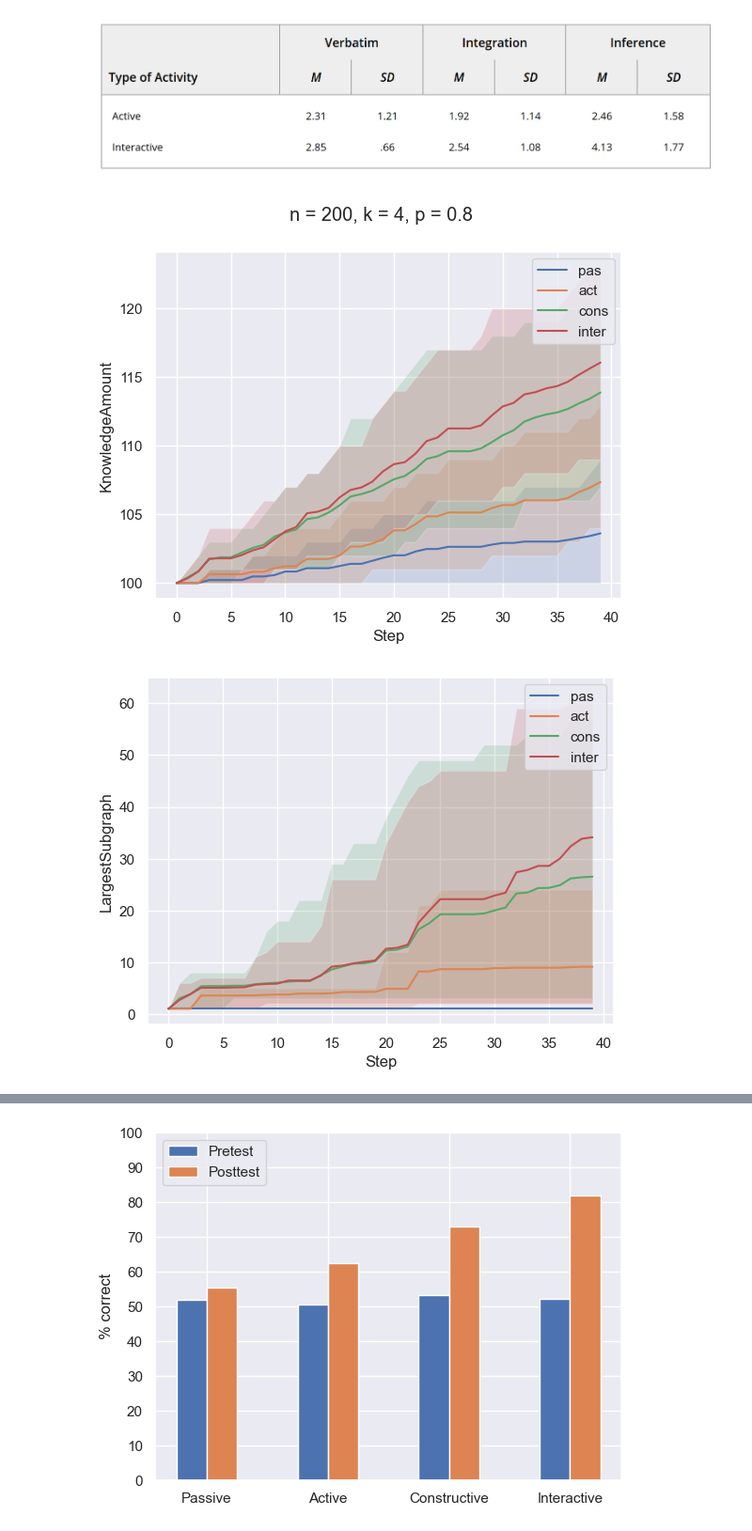
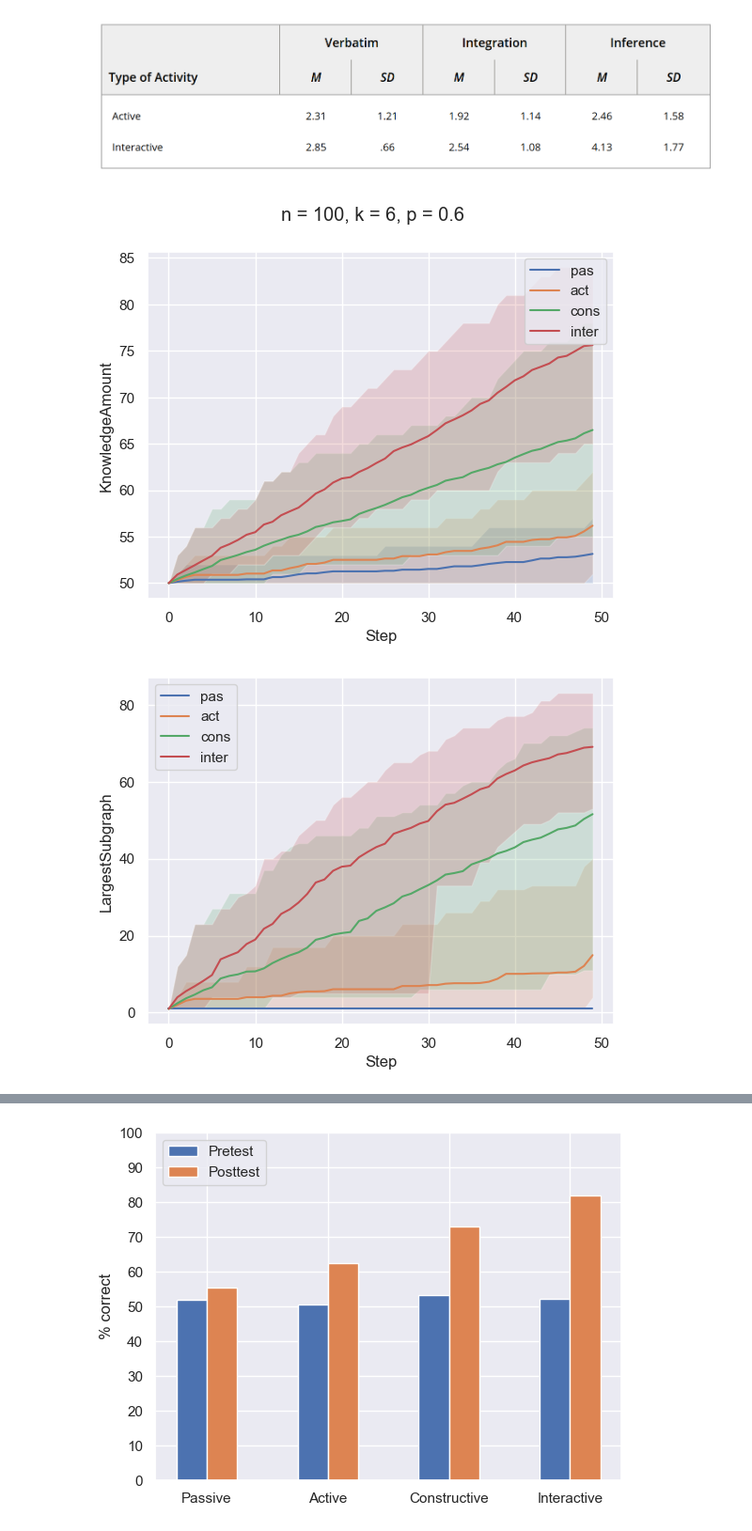
Before and after one commit to sinaris76/ABICAP, a Jupyter notebook: ABICAP.ipynb, the cells around one changed output, grey strips where cells are left out. Shown at 94% size. Saved outputs shown, nothing was run; the diff lists cells and outputs as text; code cells hidden in the pictures.

```diff
--- a/ABICAP.ipynb
+++ b/ABICAP.ipynb
@@ -25,7 +25,7 @@ from scipy.stats import ttest_ind
 class ICAPModel(Model):
   def __init__(self, knowledge_graph, agents_type, time_per_step_dict = None,
                max_time = 100.0, nodes_known_before=None, fc=False, ps=False,
-               different_prior_knowledge=False, complement_knowledge=False):
+               different_prior_knowledge=False, complement_knowledge=False, baseline_easiness=0):
 
     self.agents_type = agents_type
     self.agent_types_changed = {x: False for x in agents_type.keys()}
@@ -51,9 +51,9 @@ class ICAPModel(Model):
         if nodes_known_before:
           if different_prior_knowledge and nodes_known_before:
             known_nodes = random.sample(list(knowledge_graph.nodes), nodes_known_before)
-          a = Learner(agent_count, self, learner_type, config, known_nodes=known_nodes)
+          a = Learner(agent_count, self, learner_type, config, known_nodes=known_nodes, baseline_easiness=baseline_easiness)
         else:
-          a = Learner(agent_count, self, learner_type, config)
+          a = Learner(agent_count, self, learner_type, config, baseline_easiness=baseline_easiness)
         agent_count += 1
         self.schedule.add(a)
 
@@ -1330,7 +1332,7 @@ In this section we try to replicate one of the results from empirical studies on
 # %% [markdown]
 ![Screenshot from 2022-10-17 20-03-00.png](embedded-picture-1)
 # %%
-num_nodes, k, p = 200, 4, 0.8
+num_nodes, k, p = 100, 6, 0.6
 knowledge_graph = nx.watts_strogatz_graph(num_nodes, k, p)
 
 prior_setting_1 = {
@@ -1367,16 +1369,16 @@ time_per_step_dict = {'passive': 1,
                       'interactive': 1}
 # %%
 for (u, v) in knowledge_graph.edges():
-  knowledge_graph.edges[u,v]['weight'] = random.uniform(0, 0.7)
-steps = 40
-model = ICAPModel(knowledge_graph, agents_type=prior_setting_1, nodes_known_before=100)
+  knowledge_graph.edges[u,v]['weight'] = random.uniform(0, 0.6)
+steps = 50
+model = ICAPModel(knowledge_graph, agents_type=prior_setting_1, nodes_known_before=50, baseline_easiness=-2)
 df = simulate_ICAP_learning(model, steps, node_skip = 2)
 df['KnowledgeAmount'] = df['KnowledgeAmount']
 
 plt.suptitle('n = {}, k = {}, p = {}'.format(num_nodes, k, p))
 plot_ICAP_learning(df, agents_type=prior_setting_1, y = 'KnowledgeAmount')
 plot_ICAP_learning(df, agents_type=prior_setting_1, y = 'LargestSubgraph')
 plot_ICAP_learning(df, agents_type=prior_setting_1, y = 'PosttestScore')
 # %% [output]
-[figure, old version]
+[figure, new version]
-[figure, old version]
+[figure, new version]
```
Also changed, not shown: parts of 7 cells of this notebook.
